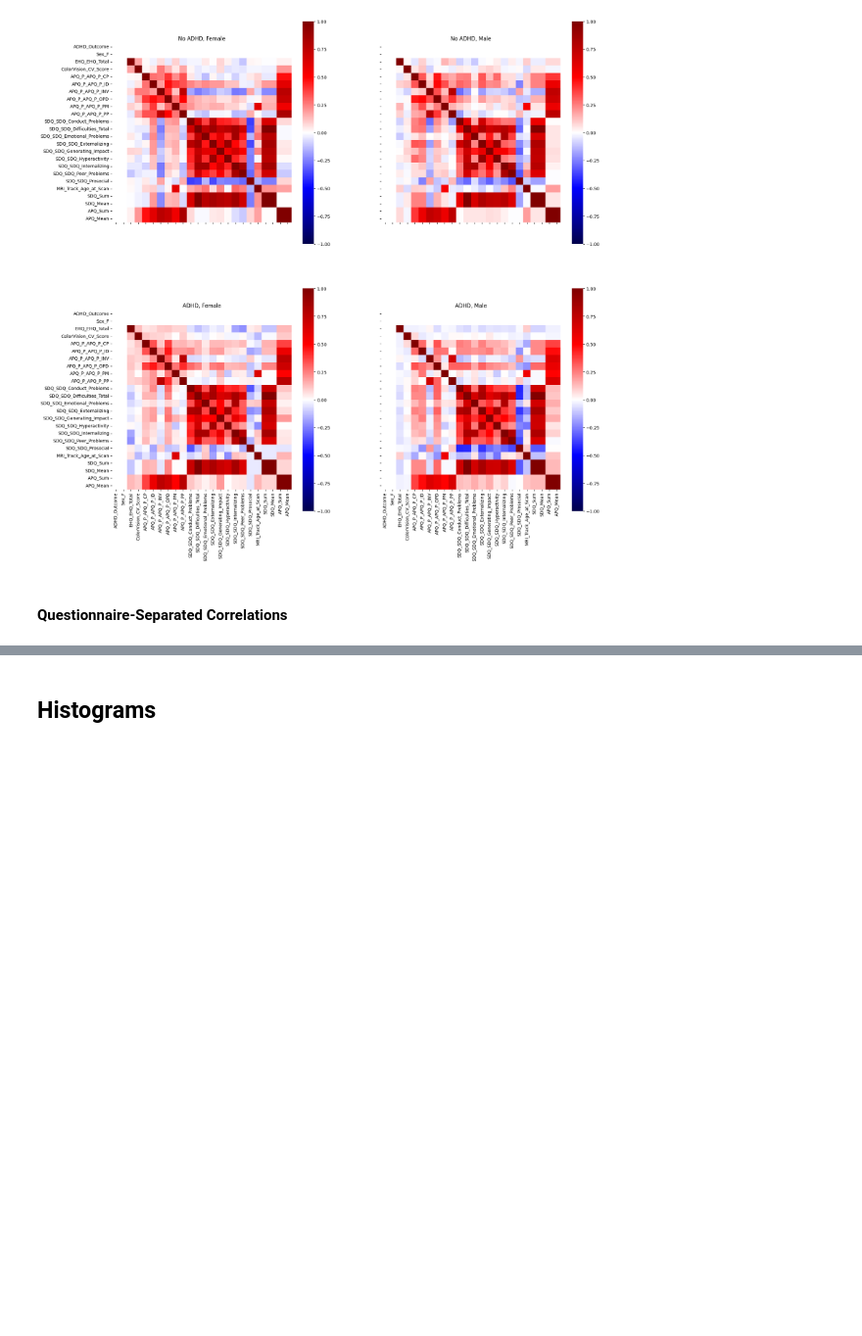
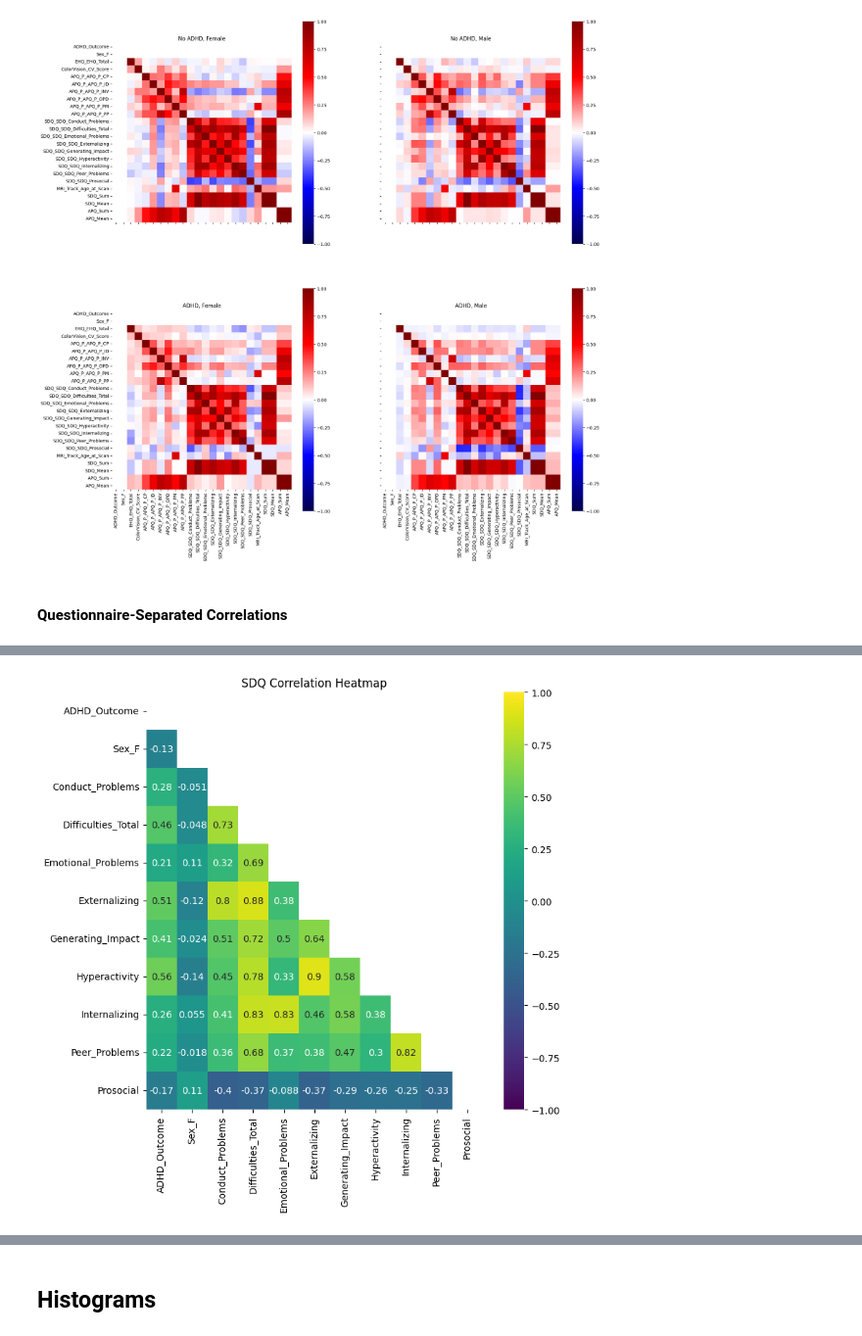
Before and after one commit to arshiin/wids2025, a Jupyter notebook: data-exploration-brooke.ipynb, the cells around one changed output, grey strips where cells are left out. Shown: that part at 98% size. Saved outputs shown, nothing was run; the diff lists cells and outputs as text; code cells hidden in the pictures; blank space fills up the shorter version.

Commit message:
fix: Corrected corr.map colours for WIDS poster

```diff
--- a/data-exploration-brooke.ipynb
+++ b/data-exploration-brooke.ipynb
@@ -145,3 +152,80 @@ plt.show()
 [figure]
 # %% [markdown]
 #### Questionnaire-Separated Correlations
+# %%
+plt.figure(figsize=(8,8))
+
+qu_df_rn = qu_df[["ADHD_Outcome",
+                 "Sex_F"
+                 ,"SDQ_SDQ_Conduct_Problems"
+                 ,"SDQ_SDQ_Difficulties_Total"
+                 ,"SDQ_SDQ_Emotional_Problems"
+                 ,"SDQ_SDQ_Externalizing"
+                 ,"SDQ_SDQ_Generating_Impact"
+                 ,"SDQ_SDQ_Hyperactivity"
+                 ,"SDQ_SDQ_Internalizing"
+                 ,"SDQ_SDQ_Peer_Problems"
+                 ,"SDQ_SDQ_Prosocial"
+                 ,"SDQ_Sum"
+                 ,"SDQ_Mean"
+]].copy(deep=True)
+
+qu_df_rn = qu_df_rn.rename(columns={"ADHD_Outcome":"ADHD_Outcome",
+                 "Sex_F":"Sex_F"
+                 ,"SDQ_SDQ_Conduct_Problems":"Conduct_Problems"
+                 ,"SDQ_SDQ_Difficulties_Total":"Difficulties_Total"
+                 ,"SDQ_SDQ_Emotional_Problems":"Emotional_Problems"
+                 ,"SDQ_SDQ_Externalizing":"Externalizing"
+                 ,"SDQ_SDQ_Generating_Impact":"Generating_Impact"
+                 ,"SDQ_SDQ_Hyperactivity":"Hyperactivity"
+                 ,"SDQ_SDQ_Internalizing":"Internalizing"
+                 ,"SDQ_SDQ_Peer_Problems":"Peer_Problems"
+                 ,"SDQ_SDQ_Prosocial":"Prosocial", "SDQ_Mean":"Mean", "SDQ_Sum":"Sum"})
+
+print(qu_df_rn.keys())
+
+qu_corr = qu_df_rn[["ADHD_Outcome",
+                 "Sex_F"
+                  ,"Conduct_Problems"
+                  ,"Difficulties_Total"
+                  ,"Emotional_Problems"
+                  ,"Externalizing"
+                  ,"Generating_Impact"
+                  ,"Hyperactivity"
+                  ,"Internalizing"
+                  ,"Peer_Problems"
+                  ,"Prosocial"
+                #  ,"SDQ_Sum"
+                #  ,"SDQ_Mean"
+]].corr(numeric_only=True)
+
+
+# qu_corr = qu_df[["ADHD_Outcome",
+#                  "Sex_F"
+#                  ,"SDQ_SDQ_Conduct_Problems"
+#                  ,"SDQ_SDQ_Difficulties_Total"
+#                  ,"SDQ_SDQ_Emotional_Problems"
+#                  ,"SDQ_SDQ_Externalizing"
+#                  ,"SDQ_SDQ_Generating_Impact"
+#                  ,"SDQ_SDQ_Hyperactivity"
+#                  ,"SDQ_SDQ_Internalizing"
+#                  ,"SDQ_SDQ_Peer_Problems"
+#                  ,"SDQ_SDQ_Prosocial"
+#                 #  ,"SDQ_Sum"
+#                 #  ,"SDQ_Mean"
+# ]].corr(numeric_only=True)
+
+
+
+emptyMask = np.ones_like(qu_corr, dtype=bool)
+trimask = np.zeros_like(qu_corr)
+trimask[np.triu_indices_from(trimask)] = True
+
+emptyMask[qu_corr>=0.8] = False
+emptyMask[qu_corr<=-0.8] = False
+
+dataplot = sns.heatmap(qu_corr, cmap=sns.color_palette("viridis", as_cmap=True), annot=True, mask=trimask, vmin=-1.0, vmax=1.0)
+plt.title("SDQ Correlation Heatmap")
+# plt.savefig(img_dir + "quantitative-sdq-corr.png")
+plt.show()
+# %% [output]
@@ -148,2 +237,3 @@ plt.show()
+[figure, added]
 # %%
 plt.figure(figsize=(8,8))
```
Also changed, not shown: parts of 26 cells of this notebook.
